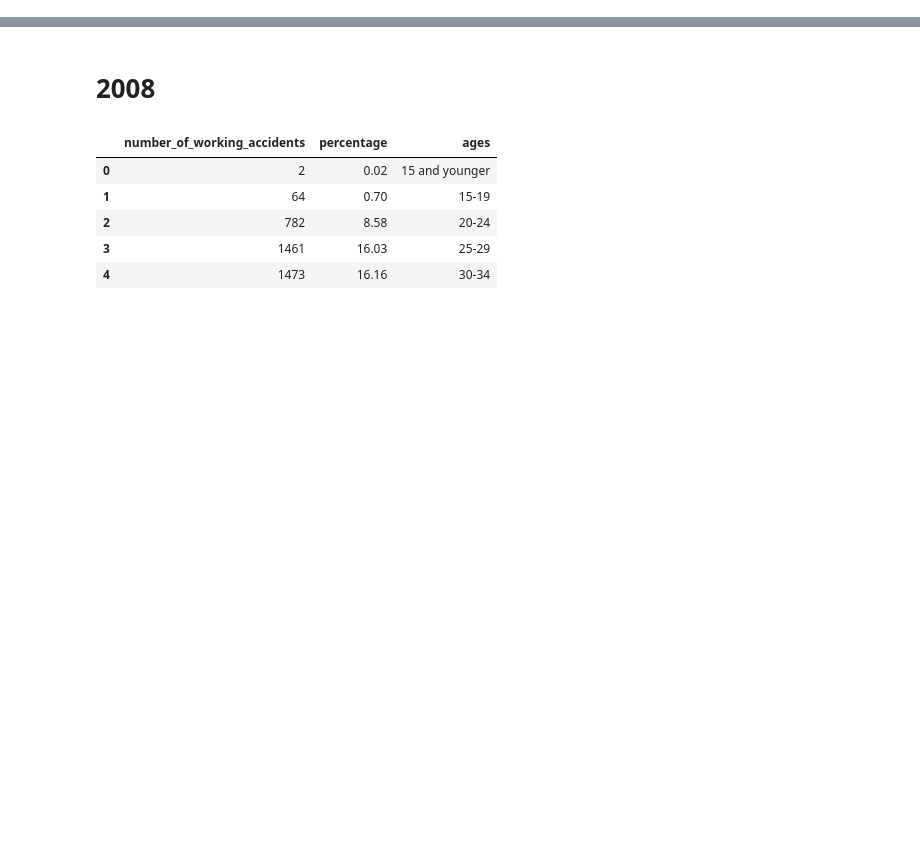
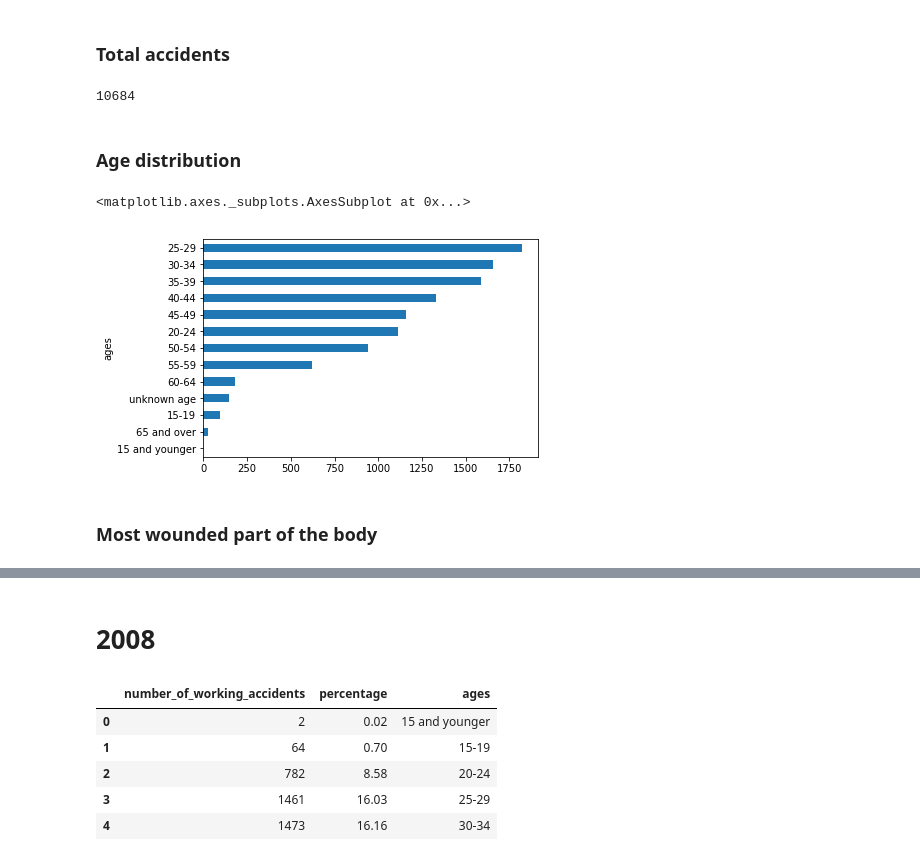
Before and after one commit to 2109Sot/studio-projects, a Jupyter notebook: code/accidents_at_work/Accidents_at_work.ipynb, the cells around one changed output, grey strips where cells are left out. Cells and saved outputs as stored; diff of their text form; code cells hidden in the pictures; blank space fills up the shorter version.

Commit message:
accidents_at_work

```diff
--- a/code/accidents_at_work/Accidents_at_work.ipynb
+++ b/code/accidents_at_work/Accidents_at_work.ipynb
@@ -3,0 +6,3 @@ import pandas as pd
+# %%
+age_df_05 = pd.read_excel("age_groups_05.xlsx")
+age_df_05.head()
@@ -3,0 +16,15 @@ import pandas as pd
+# %% [markdown]
+### Total accidents
+# %%
+age_df_05['number_of_working_accidents'].sum()
+# %% [output]
+10684
+# %% [markdown]
+### Age distribution
+# %%
+age_df_05.groupby('ages')['number_of_working_accidents'].sum().sort_values().plot(kind='barh')
+# %% [output]
+<matplotlib.axes._subplots.AxesSubplot at 0x...>
+[figure, added]
+# %% [markdown]
+### Most wounded part of the body
```
Also changed, not shown: parts of 31 cells of this notebook, 12 other files.
